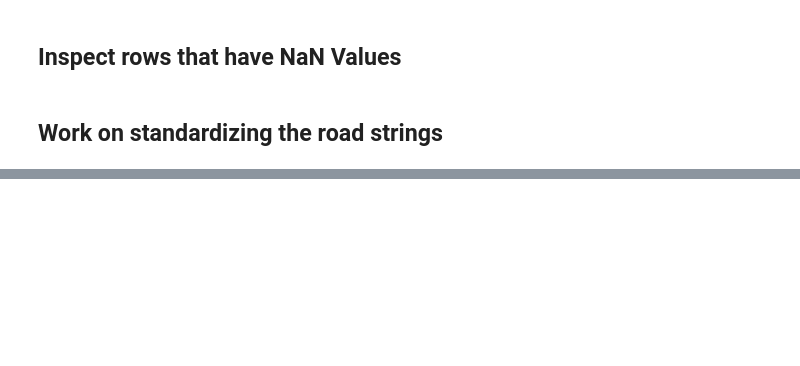
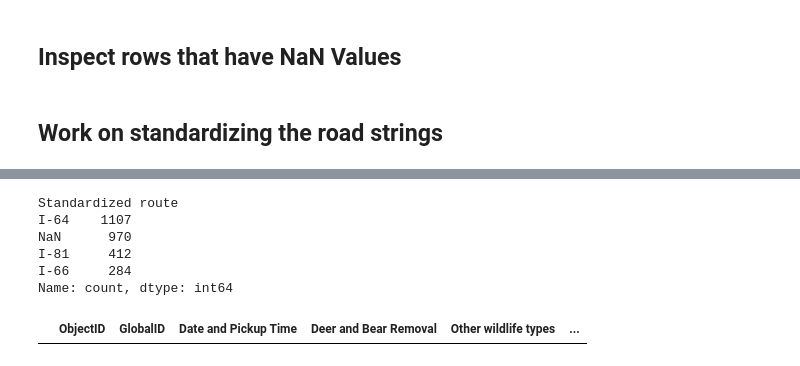
Before and after one commit to code-for-charlottesville/wildlife_collisions, a Jupyter notebook: pipeline_cleaning/VDOT Carcass Removal/vdot_cleaning.ipynb, the cells around one changed output, grey strips where cells are left out. Drawn from its saved outputs; the diff is of its cells as text; code cells hidden in the pictures; blank space fills up the shorter version.

```diff
--- a/pipeline_cleaning/VDOT Carcass Removal/vdot_cleaning.ipynb
+++ b/pipeline_cleaning/VDOT Carcass Removal/vdot_cleaning.ipynb
@@ -126,0 +254,15 @@ Name: count, dtype: int64
+# %%
+# Counting up the routes, NaN is the second highest
+Wildlifecarcass['Standardized route'].value_counts(dropna = False)
+# %% [output]
+Standardized route
+I-64    1107
+NaN      970
+I-81     412
+I-66     284
+Name: count, dtype: int64
+# %%
+# Um...can someone please double check this
+Wildlifecarcass[Wildlifecarcass['Route Name and Direction'].str.contains('WBRS', na=False)]
+# %% [output]
+|  | ObjectID | GlobalID | Date and Pickup Time | Deer and Bear Removal | Other wildlife types | ... |
```
Also changed, not shown: parts of 12 cells of this notebook.
